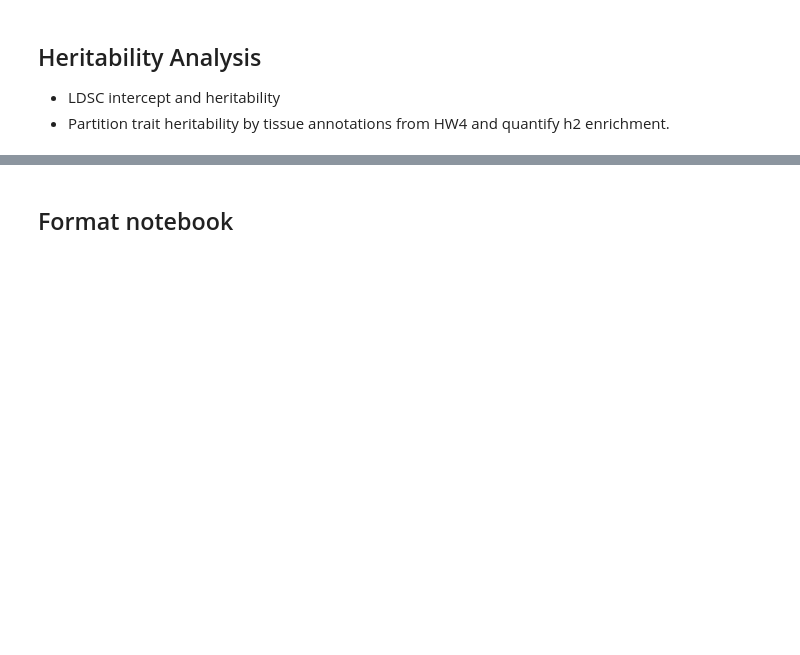
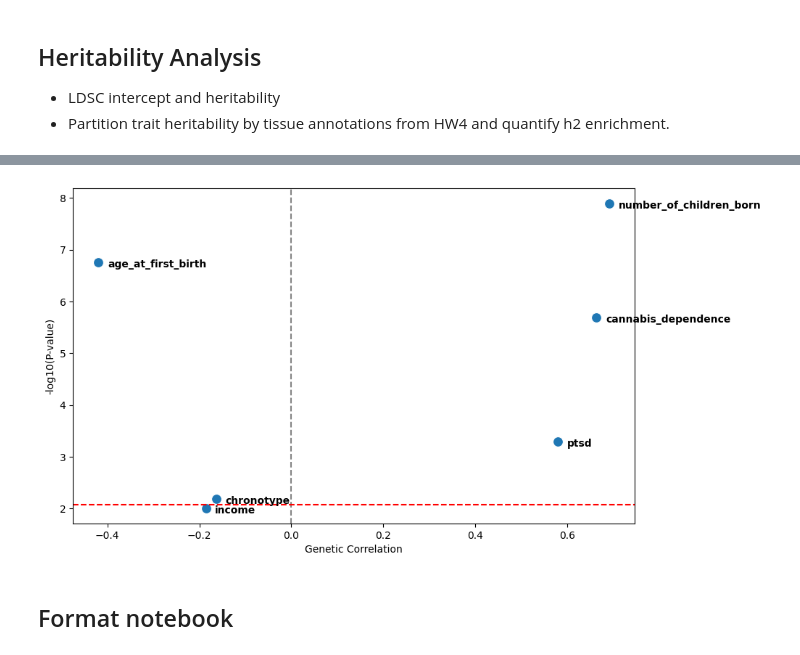
Before and after one commit to ryan-moreno/BMI620_project, a Jupyter notebook: LDSC_heritability_genetic_correlation.ipynb, the cells around one changed output, grey strips where cells are left out. Cells and saved outputs as stored; diff of their text form; code cells hidden in the pictures; blank space fills up the shorter version.

```diff
--- a/LDSC_heritability_genetic_correlation.ipynb
+++ b/LDSC_heritability_genetic_correlation.ipynb
@@ -554,3 +561,29 @@ for trait_2 in traits:
+# %%
+# Plot P-value vs genetic correlation
+results_df["-log10(P-value)"] = -np.log10(results_df["P-value"])
+plt.figure(figsize=(10, 6))
+sns.scatterplot(
+    data=results_df,
+    x="Genetic Correlation",
+    y="-log10(P-value)",
+    s=100,
+)
+for i in range(results_df.shape[0]):
+    plt.text(
+        results_df.loc[i, "Genetic Correlation"] + 0.02,
+        results_df.loc[i, "-log10(P-value)"] - 0.1,
+        results_df.loc[i, "Trait"],
+        horizontalalignment="left",
+        size="medium",
+        color="black",
+        weight="semibold",
+    )
+# Line at x = 0
+plt.axvline(x=0, color="gray", linestyle="--")
+plt.axhline(y=-np.log10(0.05 / results_df.shape[0]), color="red", linestyle="--")
+plt.show()
+# %% [output]
+[figure, added]
 # %% [markdown]
 ## Format notebook
 # %%
```
Also changed, not shown: parts of 6 cells of this notebook, 11 other files.
